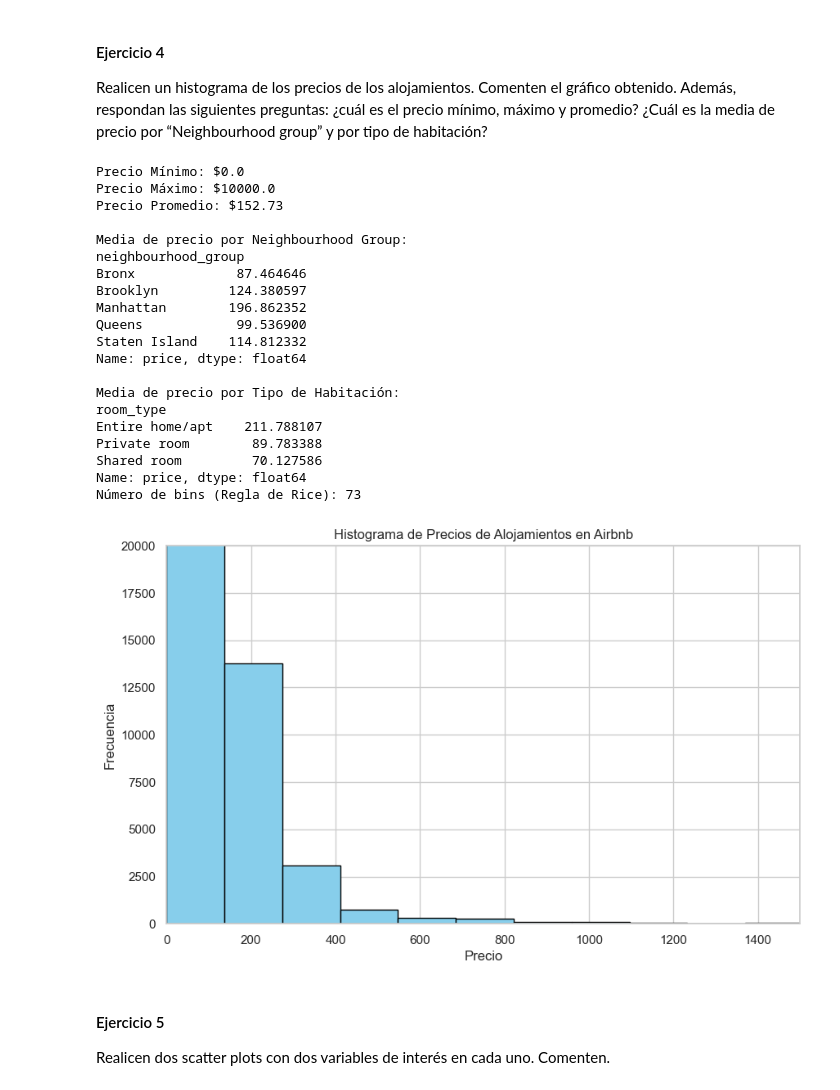
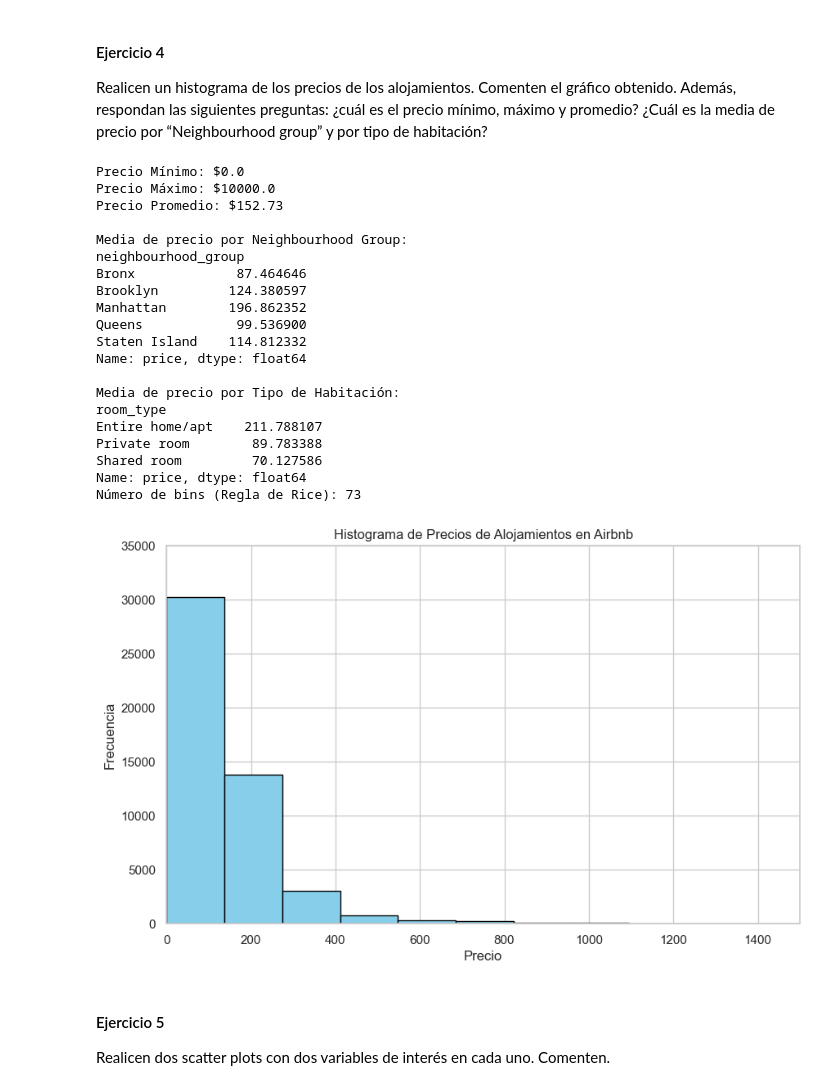
Before and after one commit to miligarofalo/CC408-T2-1, a Jupyter notebook: TP2/TP2.ipynb, the cells around one changed output. Drawn from its saved outputs; the diff is of its cells as text; code cells hidden in the pictures.

```diff
--- a/TP2/TP2.ipynb
+++ b/TP2/TP2.ipynb
@@ -263,35 +263,35 @@ print(f"Número de bins (Regla de Rice): {k_rice}") #devuelve 73
 # Histograma de precios de los alojamientos
 plt.figure(figsize=(10, 6))
 plt.hist(df_airbnb['price'], bins=k_rice, color='skyblue', edgecolor='black')
 plt.title('Histograma de Precios de Alojamientos en Airbnb')
 plt.xlim(0, 1500)  # Limitar el eje x de 0 a 365 días
-plt.ylim(0, 20000)  # Ajustar el eje y según el máximo de reseñas
+plt.ylim(0, 35000)  # Ajustar el eje y según el máximo de reseñas
 plt.xlabel('Precio')
 plt.ylabel('Frecuencia')
 plt.grid(True)
 plt.show()
 # %% [output]
 Precio Mínimo: $0.0
 Precio Máximo: $10000.0
 Precio Promedio: $152.73
 
 Media de precio por Neighbourhood Group:
 neighbourhood_group
 Bronx             87.464646
 Brooklyn         124.380597
 Manhattan        196.862352
 Queens            99.536900
 Staten Island    114.812332
 Name: price, dtype: float64
 
 Media de precio por Tipo de Habitación:
 room_type
 Entire home/apt    211.788107
 Private room        89.783388
 Shared room         70.127586
 Name: price, dtype: float64
 Número de bins (Regla de Rice): 73
-[figure, old version]
+[figure, new version]
 # %% [markdown]
 #### Ejercicio 5
 Realicen dos scatter plots con dos variables de interés en cada uno. Comenten.
```
Also changed, not shown: parts of 1 cell of this notebook, 1 other file.
